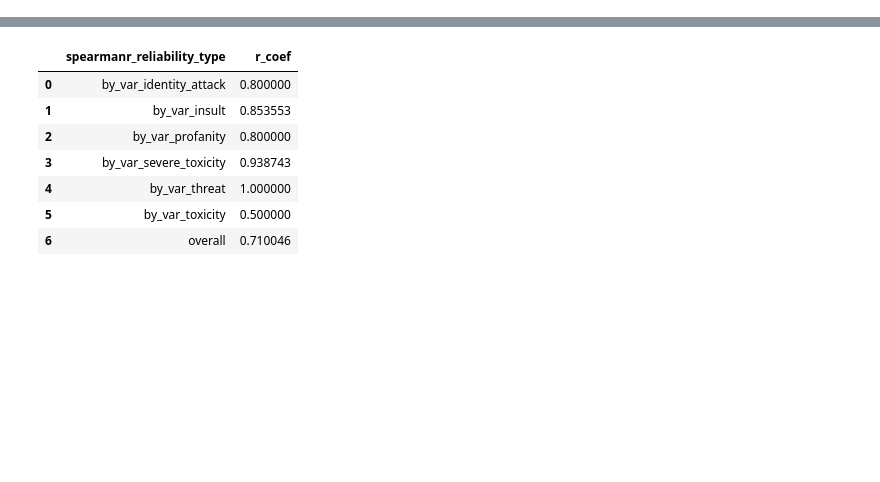
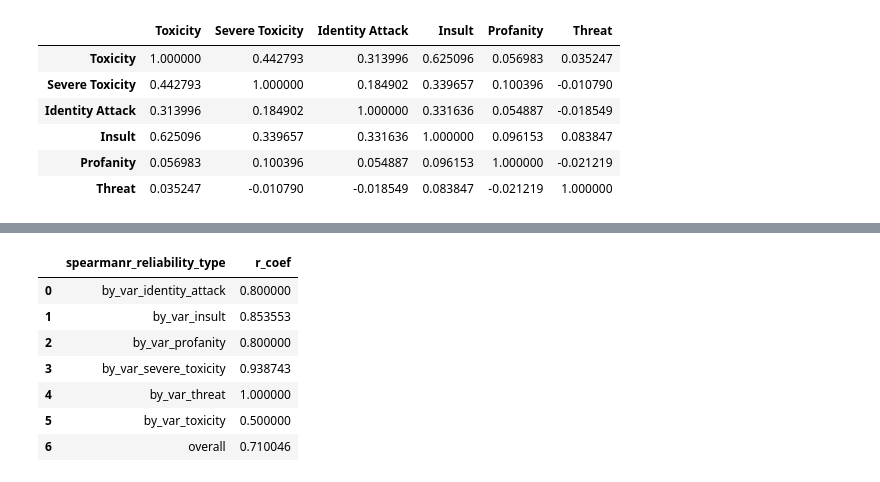
Before and after one commit to ameliachu/nlu-reddit-toxicity-dataset, a Jupyter notebook: notebooks/ac4119/generate-summary-of-labels.ipynb, the cells around one changed output, grey strips where cells are left out. Drawn from its saved outputs; the diff is of its cells as text; code cells hidden in the pictures; blank space fills up the shorter version.

```diff
--- a/notebooks/ac4119/generate-summary-of-labels.ipynb
+++ b/notebooks/ac4119/generate-summary-of-labels.ipynb
@@ -66,5 +115,15 @@ tables['label_distribution']
 # %%
 tables['label_corr'] = labelled_data[labels].corr('pearson')
+# %%
+tables['label_corr']
+# %% [output]
+|  | Toxicity | Severe Toxicity | Identity Attack | Insult | Profanity | Threat |
+| Toxicity | 1.000000 | 0.442793 | 0.313996 | 0.625096 | 0.056983 | 0.035247 |
+| Severe Toxicity | 0.442793 | 1.000000 | 0.184902 | 0.339657 | 0.100396 | -0.010790 |
+| Identity Attack | 0.313996 | 0.184902 | 1.000000 | 0.331636 | 0.054887 | -0.018549 |
+| Insult | 0.625096 | 0.339657 | 0.331636 | 1.000000 | 0.096153 | 0.083847 |
+| Profanity | 0.056983 | 0.100396 | 0.054887 | 0.096153 | 1.000000 | -0.021219 |
+| Threat | 0.035247 | -0.010790 | -0.018549 | 0.083847 | -0.021219 | 1.000000 |
 # %%
 figures['label_corr'] = sns.heatmap(tables['label_corr'], annot=True)
 figures['label_corr']
```
Also changed, not shown: parts of 24 cells of this notebook, 14 other files.
